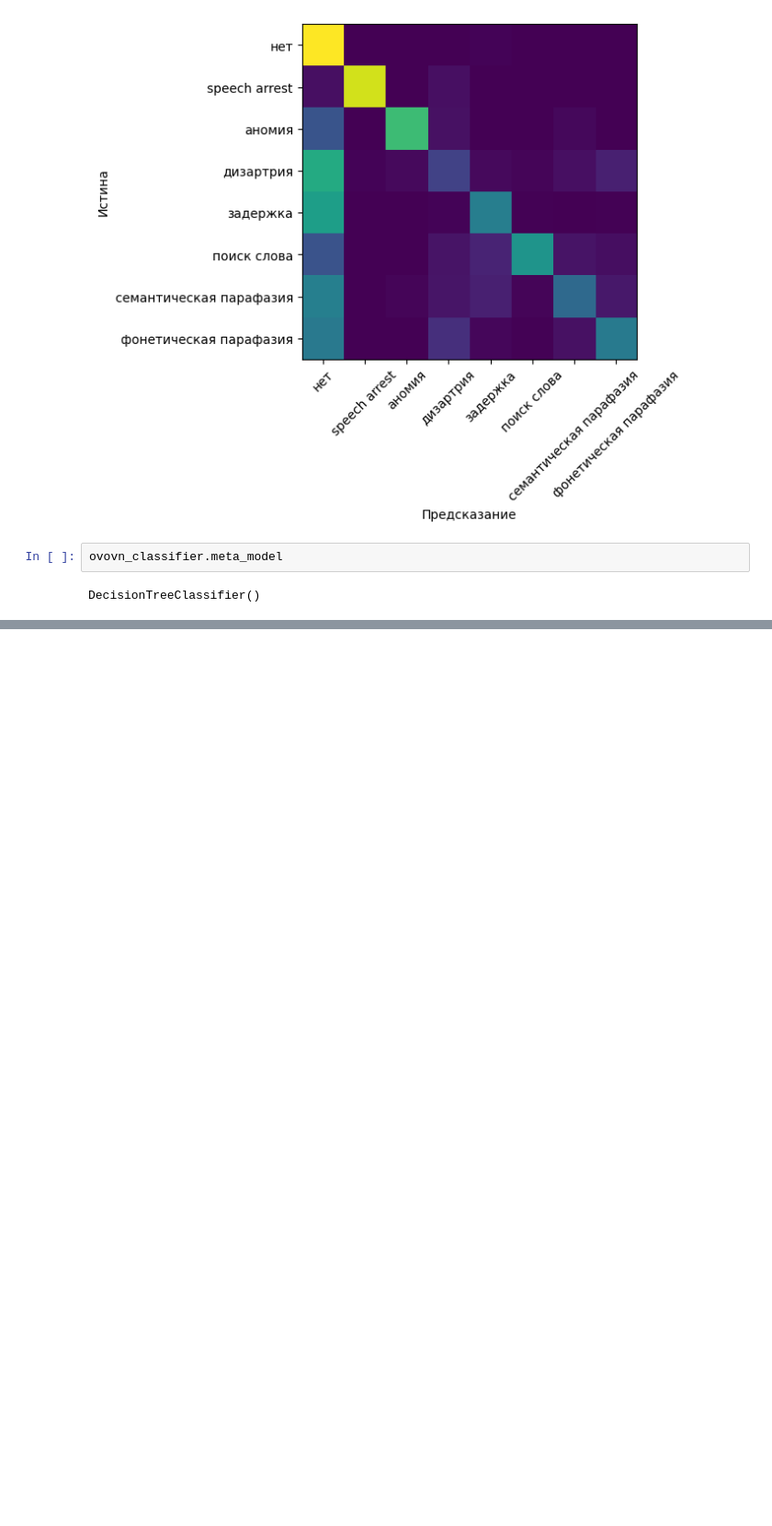
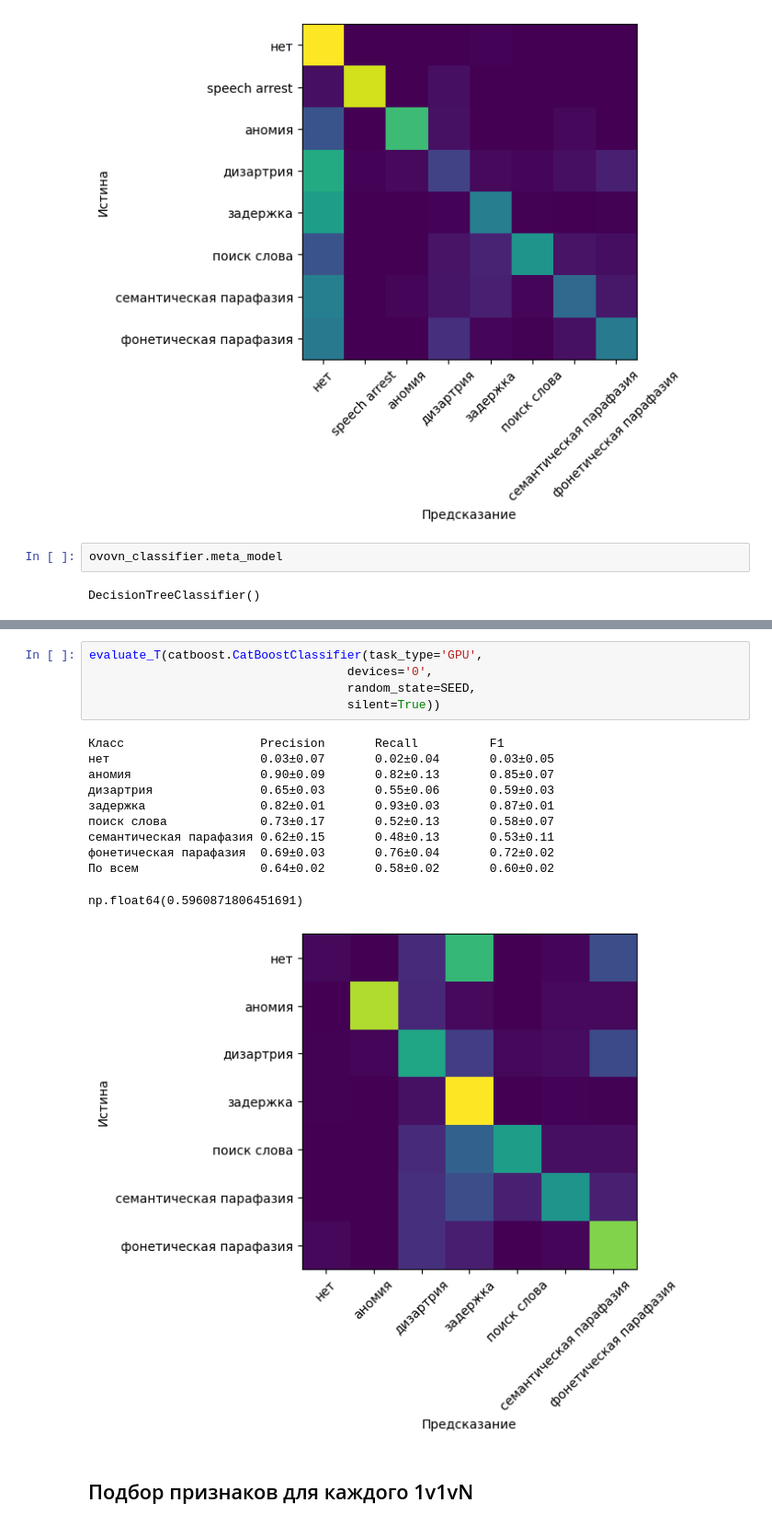
Before and after one commit to vmgorelikov/Automated-Classification-of-Language-Eloquent-Areas-in-Neurotypical-Individuals, a Jupyter notebook: notebooks/feature_and_model_selection.ipynb, the cells around one changed output, grey strips where cells are left out. Shown at 92% size. Cells and saved outputs as stored; diff of their text form; blank space fills up the shorter version.

```diff
--- a/notebooks/feature_and_model_selection.ipynb
+++ b/notebooks/feature_and_model_selection.ipynb
@@ -1033,0 +1138,19 @@ DecisionTreeClassifier()
+# %%
+evaluate_T(catboost.CatBoostClassifier(task_type='GPU',
+                                    devices='0',
+                                    random_state=SEED,
+                                    silent=True))
+# %% [output]
+Класс                   Precision       Recall          F1
+нет                     0.03±0.07       0.02±0.04       0.03±0.05
+аномия                  0.90±0.09       0.82±0.13       0.85±0.07
+дизартрия               0.65±0.03       0.55±0.06       0.59±0.03
+задержка                0.82±0.01       0.93±0.03       0.87±0.01
+поиск слова             0.73±0.17       0.52±0.13       0.58±0.07
+семантическая парафазия 0.62±0.15       0.48±0.13       0.53±0.11
+фонетическая парафазия  0.69±0.03       0.76±0.04       0.72±0.02
+По всем                 0.64±0.02       0.58±0.02       0.60±0.02
+np.float64(0.5960871806451691)
+[figure, added]
+# %% [markdown]
+## Подбор признаков для каждого 1v1vN
```
Also changed, not shown: parts of 36 cells of this notebook, 1 other file.
